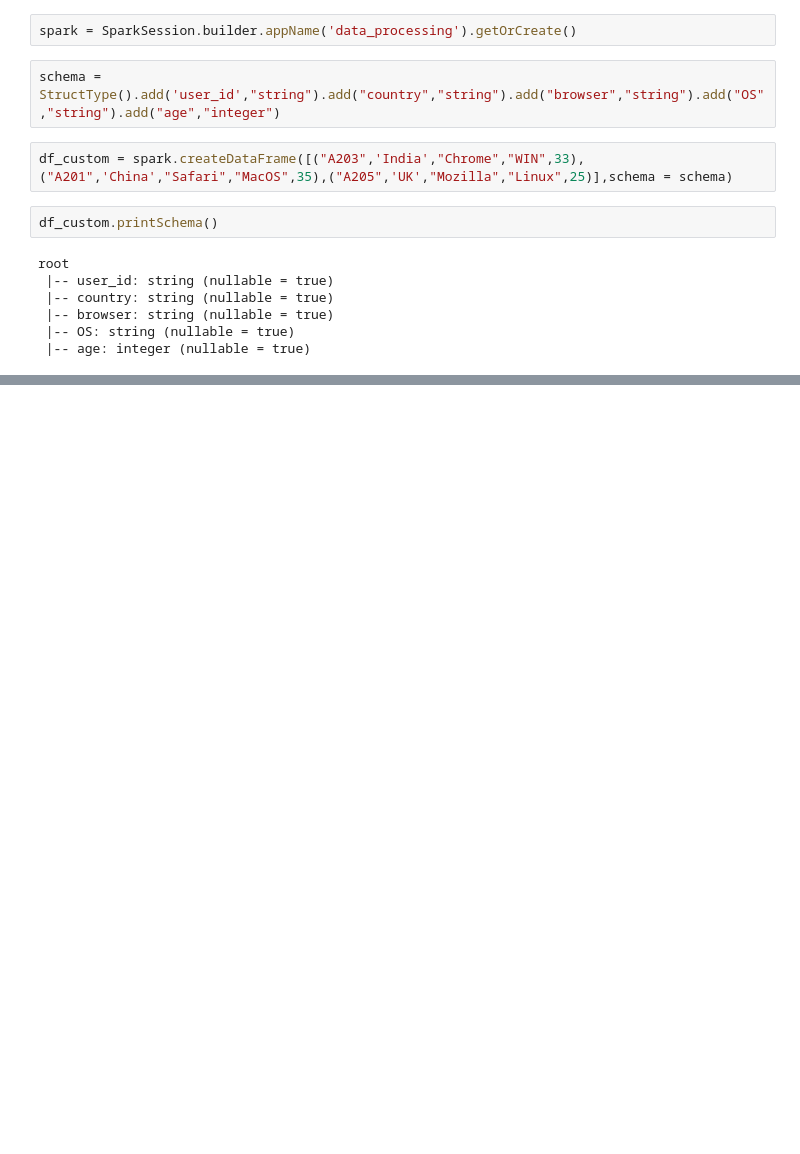
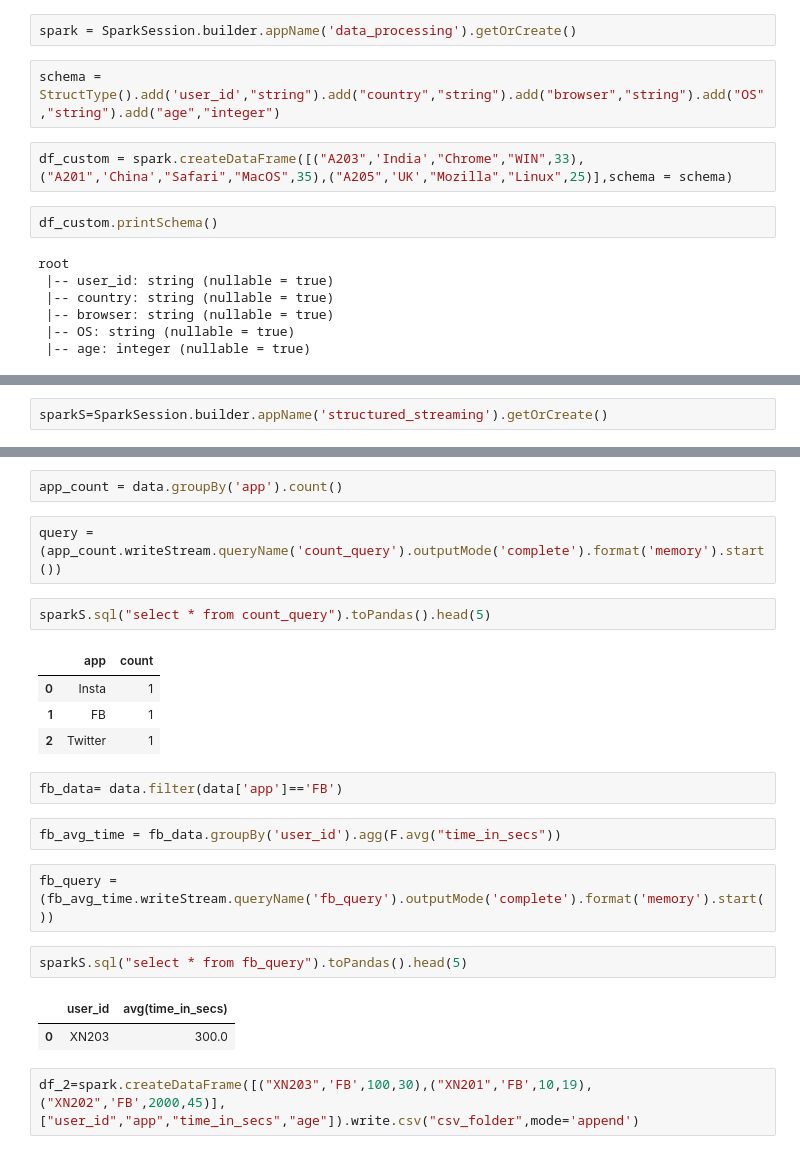
Before and after one commit to Mandeep258/pyspark_practice, a Jupyter notebook: data_frames_practice.ipynb, the cells around one changed output, grey strips where cells are left out. Drawn from its saved outputs; the diff is of its cells as text; blank space fills up the shorter version.

```diff
--- a/data_frames_practice.ipynb
+++ b/data_frames_practice.ipynb
@@ -22,0 +607,2 @@ df_custom.show()
+# %%
+sparkS=SparkSession.builder.appName('structured_streaming').getOrCreate()
@@ -22,0 +623,24 @@ df_custom.show()
+# %%
+app_count = data.groupBy('app').count()
+# %%
+query = (app_count.writeStream.queryName('count_query').outputMode('complete').format('memory').start())
+# %%
+sparkS.sql("select * from count_query").toPandas().head(5)
+# %% [output]
+|  | app | count |
+| 0 | Insta | 1 |
+| 1 | FB | 1 |
+| 2 | Twitter | 1 |
+# %%
+fb_data= data.filter(data['app']=='FB')
+# %%
+fb_avg_time = fb_data.groupBy('user_id').agg(F.avg("time_in_secs"))
+# %%
+fb_query = (fb_avg_time.writeStream.queryName('fb_query').outputMode('complete').format('memory').start())
+# %%
+sparkS.sql("select * from fb_query").toPandas().head(5)
+# %% [output]
+|  | user_id | avg(time_in_secs) |
+| 0 | XN203 | 300.0 |
+# %%
+df_2=spark.createDataFrame([("XN203",'FB',100,30),("XN201",'FB',10,19),("XN202",'FB',2000,45)],["user_id","app","time_in_secs","age"]).write.csv("csv_folder",mode='append')
```
Also changed, not shown: parts of 84 cells of this notebook, 1 other file.
